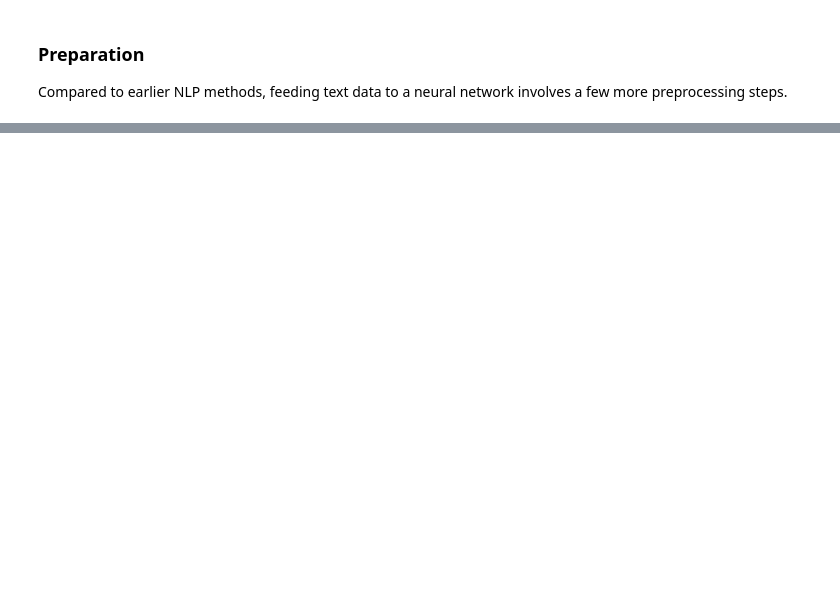
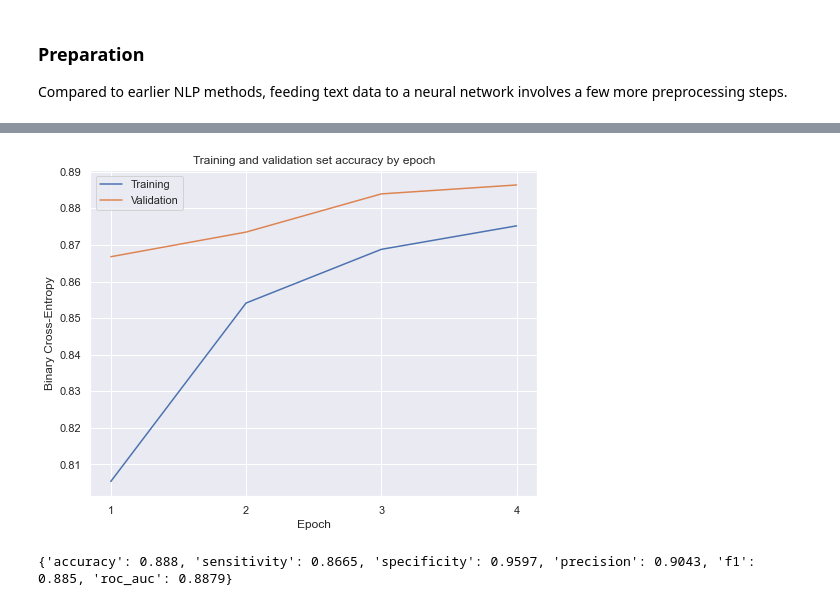
Before and after one commit to kingjosephm/IMDB_Movie_Review_Sentiment_Classification, a Jupyter notebook: IMDB Movie Review Sentiment Classification.ipynb, the cells around one changed output, grey strips where cells are left out. Drawn from its saved outputs; the diff is of its cells as text; code cells hidden in the pictures; blank space fills up the shorter version.

```diff
--- a/IMDB Movie Review Sentiment Classification.ipynb
+++ b/IMDB Movie Review Sentiment Classification.ipynb
@@ -627,0 +966,29 @@ Total training time: 73.55 minutes
+# %%
+clear_session()
+
+fast_model = Sequential()
+
+fast_model.add(Embedding(input_dim=len(word_index)+1,
+                  output_dim=fast_vector_dims,
+                  input_length=max_words_sequence,
+                  embeddings_initializer=Constant(fast_embedding_matrix),
+                  trainable=False))
+
+fast_model.add(Bidirectional(LSTM(units=128, dropout=0.4,
+               recurrent_dropout=0.3, return_sequences=True)))
+
+fast_model.add(GlobalMaxPool1D())
+
+fast_model.add(Dropout(0.3))
+
+fast_model.add(Dense(64, activation='relu'))
+
+fast_model.add(Dropout(0.2))
+
+# Output layer
+fast_model.add(Dense(1, activation='sigmoid'))
+
+# Compile model
+fast_model.compile(loss='binary_crossentropy',
+     optimizer=Adam(learning_rate=0.001),
+     metrics=['accuracy'])
@@ -627,0 +1015,9 @@ Total training time: 73.55 minutes
+# %%
+fast_hist = fast_model.fit(X_train_pad,
+              y_train,
+              batch_size=64,
+              validation_split=0.25,
+              verbose=2,
+              epochs=4,
+              use_multiprocessing=True,
+              callbacks=[EarlyStopping(patience=2, restore_best_weights=True)])
@@ -627,0 +1034,11 @@ Total training time: 73.55 minutes
+# %%
+plot_model_performance(fast_model)
+# %% [output]
+[figure, added]
+# %%
+pred_fast = fast_model.predict(X_test_pad).flatten() # flatten from 2d to 1d array
+pred_fast = pd.Series(pred_fast).apply(lambda x: 1 if x > 0.5 else 0)
+metrics_dict['fast_lstm'] = metrics(y_test, pred_fast)
+print(metrics_dict['fast_lstm'])
+# %% [output]
+{'accuracy': 0.888, 'sensitivity': 0.8665, 'specificity': 0.9597, 'precision': 0.9043, 'f1': 0.885, 'roc_auc': 0.8879}
```
Also changed, not shown: parts of 111 cells of this notebook.
